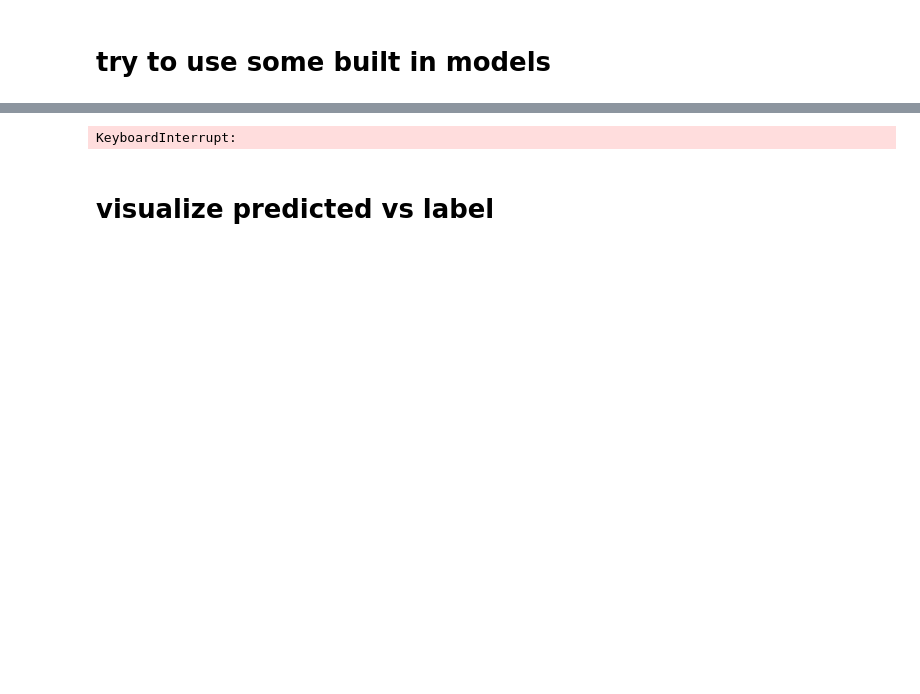
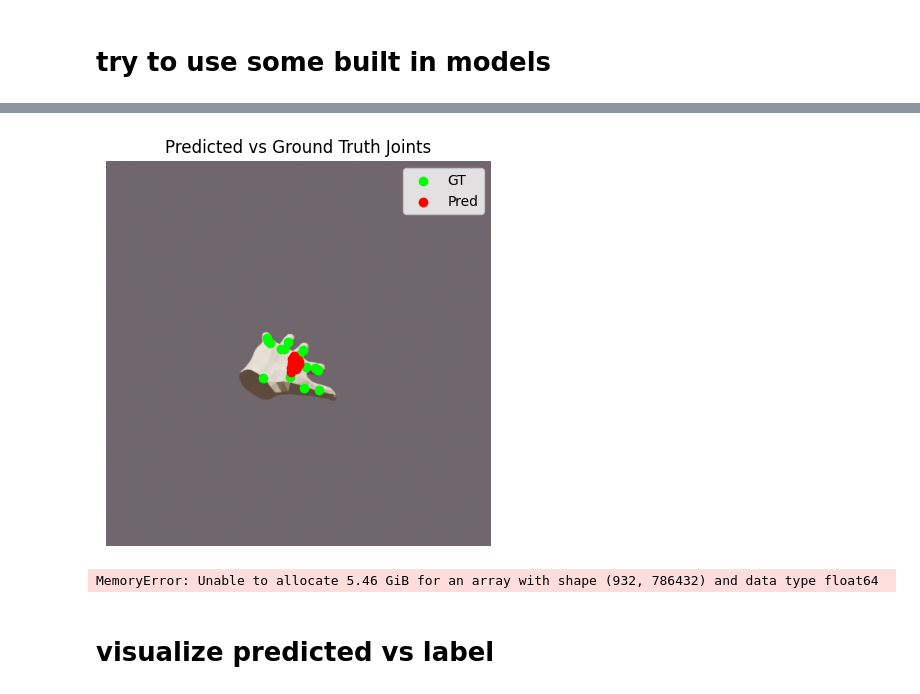
Before and after one commit to AidanZhong/HandGestureRecog, a Jupyter notebook: scripts/feature_extraction/hand_pose_estimator/hand_pose_estimator.ipynb, the cells around one changed output, grey strips where cells are left out. Cells and saved outputs as stored; diff of their text form; code cells hidden in the pictures; blank space fills up the shorter version.

```diff
--- a/scripts/feature_extraction/hand_pose_estimator/hand_pose_estimator.ipynb
+++ b/scripts/feature_extraction/hand_pose_estimator/hand_pose_estimator.ipynb
@@ -331,28 +350,28 @@ KeyboardInterrupt:
 # %%
 img_tensor, gt = dataset[0]
 input_tensor = img_tensor.unsqueeze(0).to(device)
 input_np = np.array([input_tensor.numpy().flatten()])
-pred_linear = linear_model.predict(input_np)[0]
+pred_linear = linear_model.predict(input_np)[0].reshape(16, 2)
 
 gt_pixels = gt.numpy() * 512
 pred_pixels = pred_linear * 512
 
 plt.figure(figsize=(5, 5))
 plt.imshow(img_tensor.permute(1, 2, 0))  # convert (C, H, W) → (H, W, C)
 plt.scatter(gt_pixels[:, 0], gt_pixels[:, 1], c='lime', label='GT')
 plt.scatter(pred_pixels[:, 0], pred_pixels[:, 1], c='red', label='Pred')
 plt.legend()
 plt.title("Predicted vs Ground Truth Joints")
 plt.axis('off')
 plt.show()
 # %% [output]
-KeyboardInterrupt:
+[figure, added]
 # %%
 scaler_X = StandardScaler()
 X_train_scaled = scaler_X.fit_transform(X_train)
 X_test_scaled = scaler_X.transform(X_test)
 
-model_rbf = SVR(kernel='rbf', C=10.0, epsilon=0.01, gamma=0.01)
+model_rbf = MultiOutputRegressor(SVR(kernel='rbf', C=10.0, epsilon=0.01, gamma=0.01))
 model_rbf.fit(X_train_scaled, y_train)
 
 y_pred_rbf = model_rbf.predict(X_test_scaled)
@@ -364,4 +383,6 @@ mae = mean_absolute_error(y_test, y_pred_rbf)
 print("Mean Squared Error:", mse)
 print("R-squared:", r2)
 print('Mean Absolute Error (MAE):', mae)
+# %% [output]
+MemoryError: Unable to allocate 5.46 GiB for an array with shape (932, 786432) and data type float64
 # %%
```
Also changed, not shown: parts of 5 cells of this notebook.
